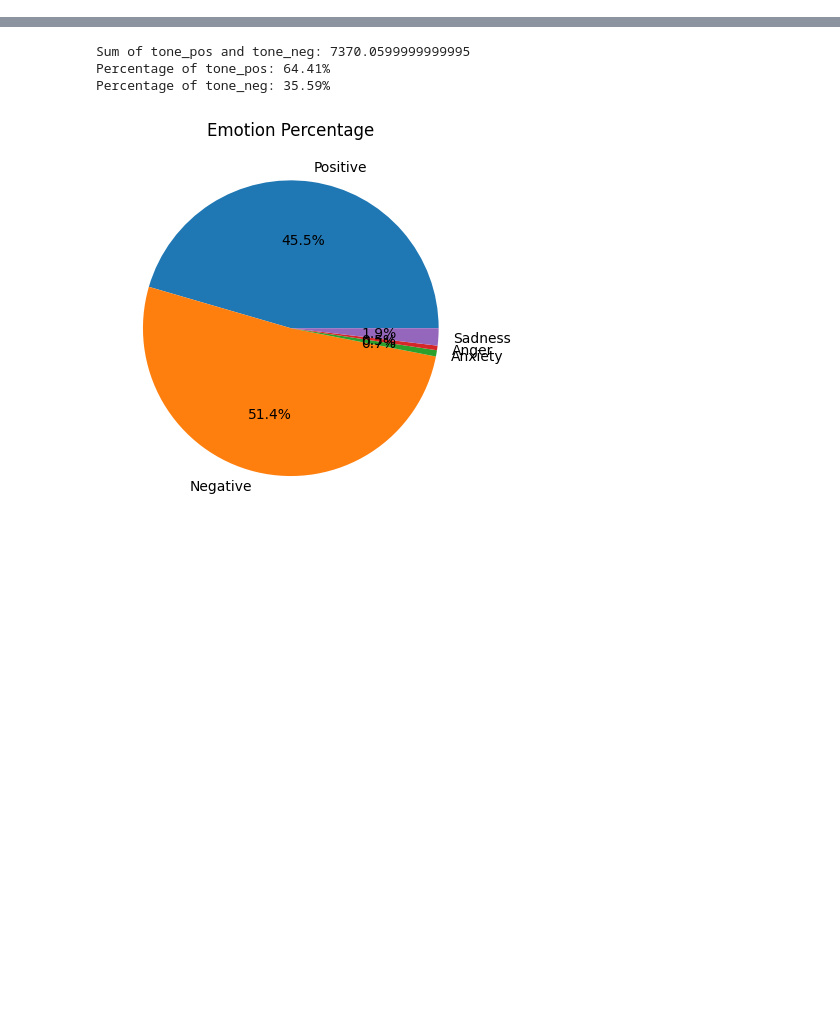
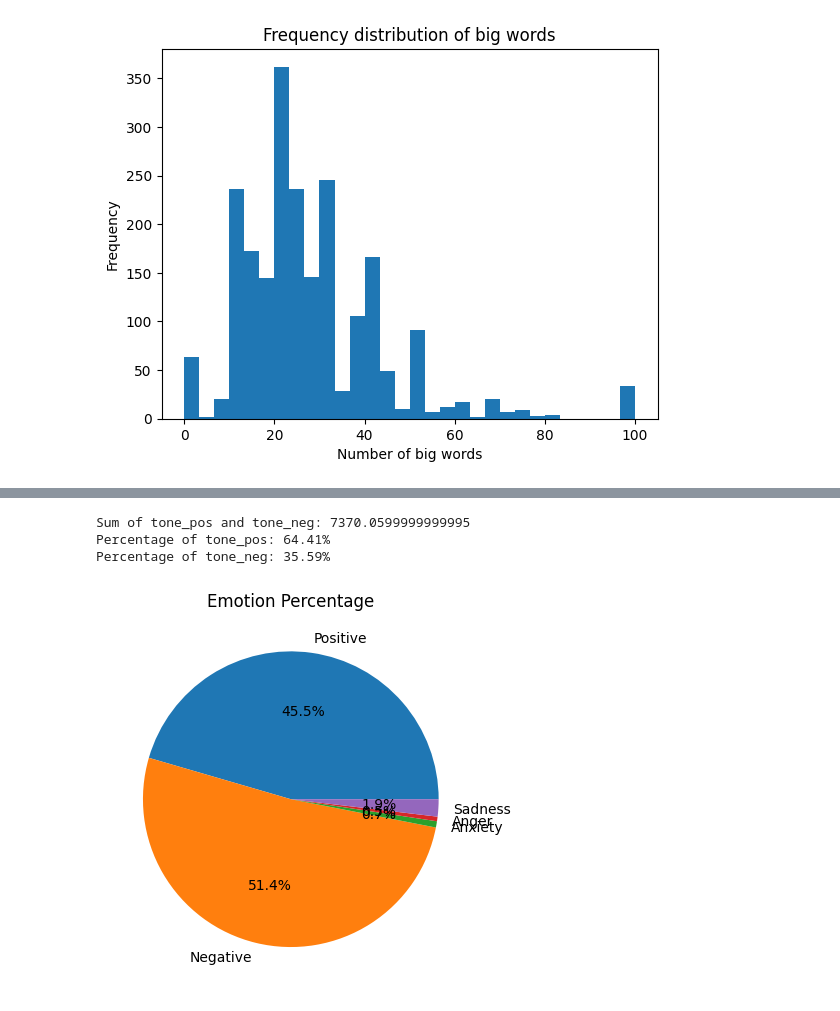
Before and after one commit to SiddharthBhawsar/Unfollow_Analysis, a Jupyter notebook: another5.ipynb, the cells around one changed output, grey strips where cells are left out. Cells and saved outputs as stored; diff of their text form; code cells hidden in the pictures; blank space fills up the shorter version.

```diff
--- a/another5.ipynb
+++ b/another5.ipynb
@@ -17,0 +57,12 @@ df.drop_duplicates(subset=['Text'], inplace=True)
+# %%
+# Extract the BigWords column from the dataframe
+big_words = df['BigWords']
+
+# Create a histogram plot of the big words
+plt.hist(big_words, bins=30)
+plt.title('Frequency distribution of big words')
+plt.xlabel('Number of big words')
+plt.ylabel('Frequency')
+plt.show()
+# %% [output]
+[figure, added]
```
Also changed, not shown: parts of 29 cells of this notebook.
